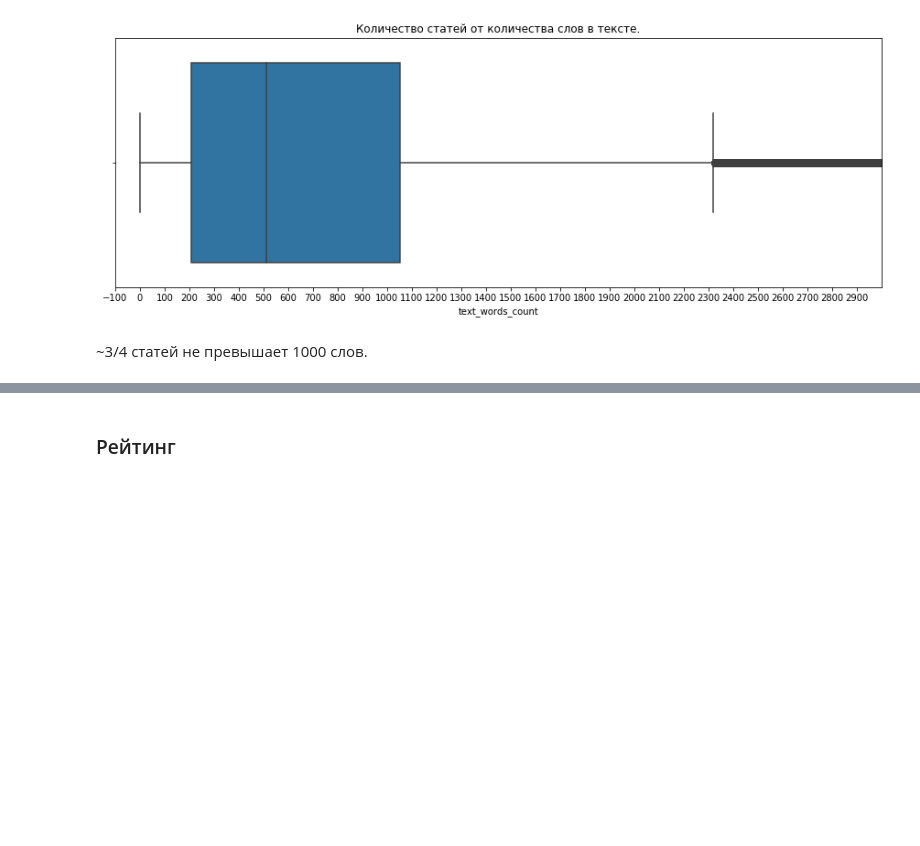
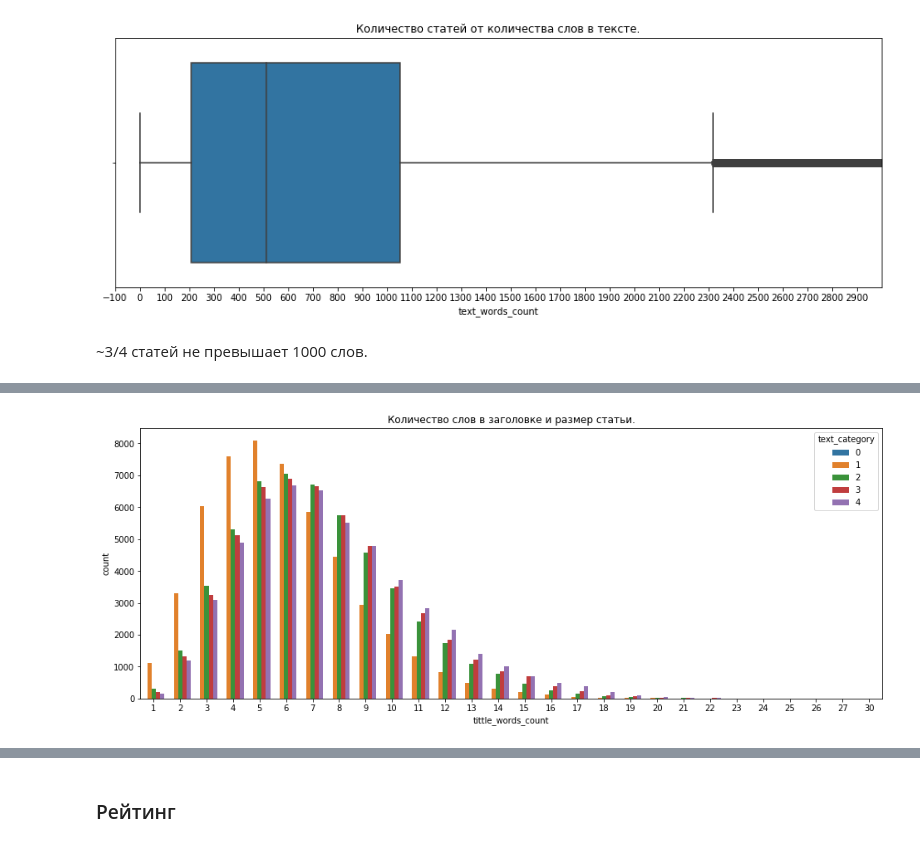
Before and after one commit to D7nis/DS_Habr_rate, a Jupyter notebook: Habr.ipynb, the cells around one changed output, grey strips where cells are left out. Drawn from its saved outputs; the diff is of its cells as text; code cells hidden in the pictures; blank space fills up the shorter version.

```diff
--- a/Habr.ipynb
+++ b/Habr.ipynb
@@ -413,0 +421,7 @@ plt.xticks(range(-100, 3000, 100));
+# %%
+fsize = (16, 6)
+fig, ax = plt.subplots(figsize=fsize)
+plt.title('Количество слов в заголовке и размер статьи.')
+sns.countplot(x='tittle_words_count',data=df,hue='text_category',estimator);
+# %% [output]
+[figure, added]
```
Also changed, not shown: parts of 18 cells of this notebook.
